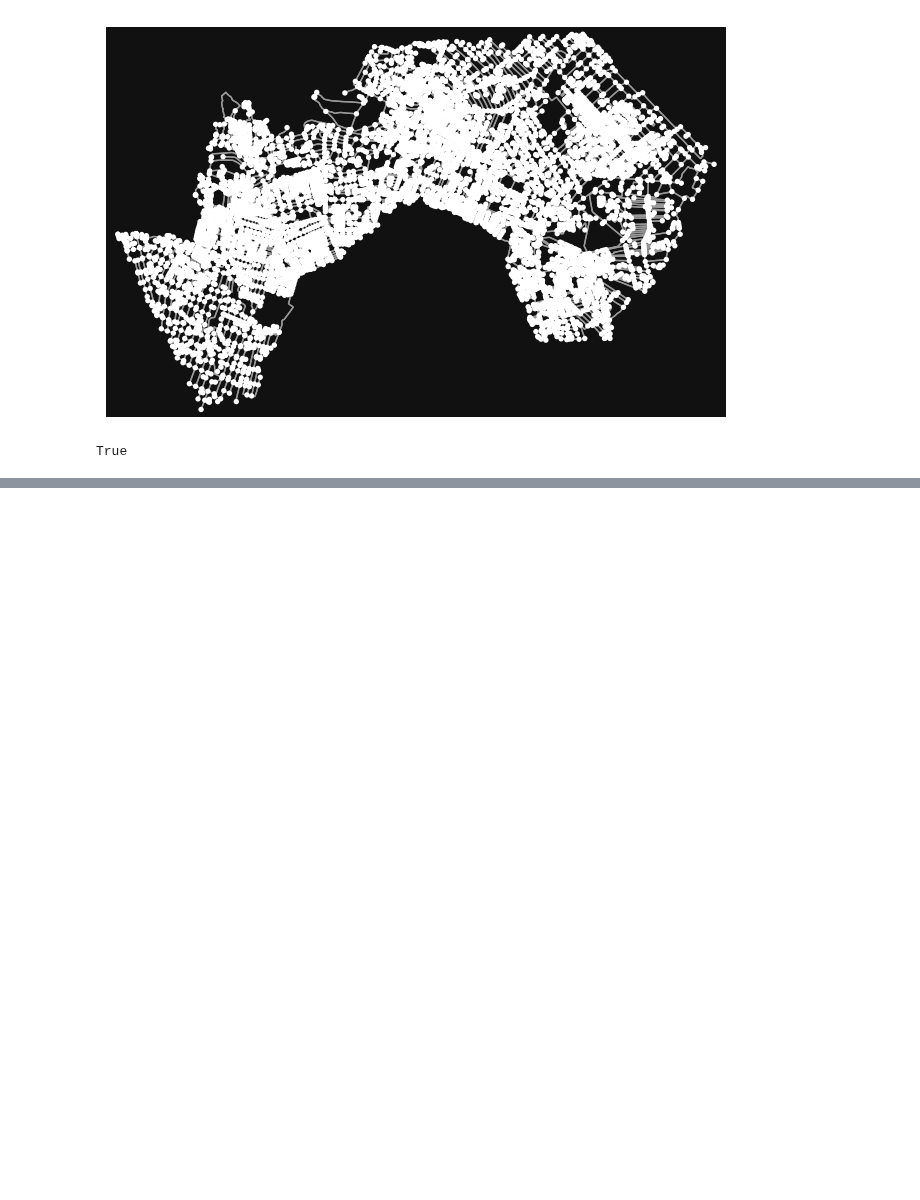
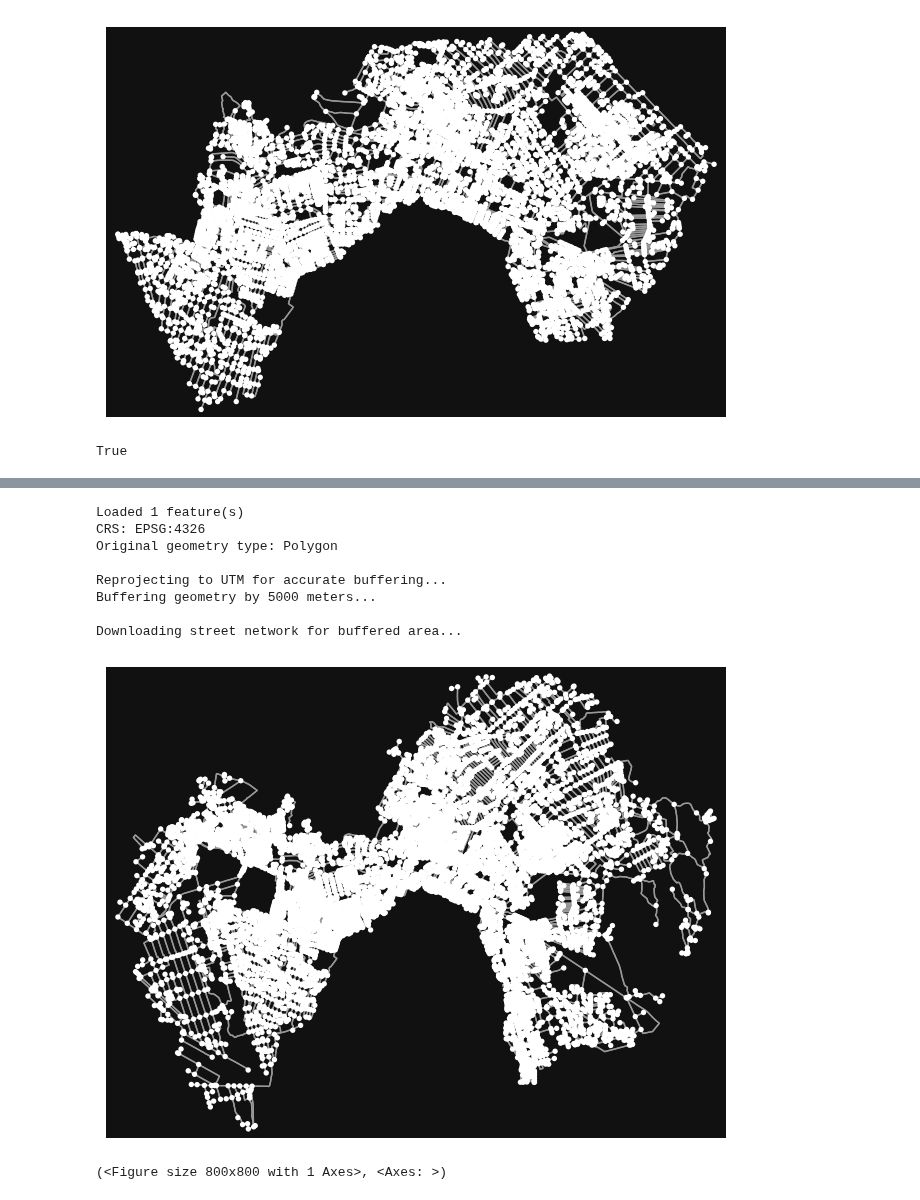
Before and after one commit to khaif-dev/Python-Spatial-Analysis, a Jupyter notebook: walkability/osmnx.ipynb, the cells around one changed output, grey strips where cells are left out. Cells and saved outputs as stored; diff of their text form; code cells hidden in the pictures; blank space fills up the shorter version.

```diff
--- a/walkability/osmnx.ipynb
+++ b/walkability/osmnx.ipynb
@@ -142,0 +182,42 @@ ox.plot_graph(G)
+# %%
+gdf = gpd.read_file('Nakuru.shp')
+print(f"Loaded {len(gdf)} feature(s)")
+print(f"CRS: {gdf.crs}")
+
+# Get the geometry
+geom = gdf['geometry'][0]
+print(f"Original geometry type: {geom.geom_type}")
+
+# Ensure geometry is in a projected CRS for accurate buffering
+if gdf.crs and gdf.crs.is_geographic:
+    print("\nReprojecting to UTM for accurate buffering...")
+    # Project to appropriate UTM zone for Nakuru, Kenya (UTM 37S)
+    gdf_projected = gdf.to_crs('EPSG:32737')
+    geom_projected = gdf_projected['geometry'][0]
+else:
+    geom_projected = geom
+
+# Buffer by 5000 meters
+print("Buffering geometry by 5000 meters...")
+buffered_geom = geom_projected.buffer(5000)
+
+# Convert back to WGS84 for OSMnx
+buffered_gdf = gpd.GeoDataFrame([1], geometry=[buffered_geom], crs=gdf_projected.crs)
+buffered_gdf_wgs84 = buffered_gdf.to_crs('EPSG:4326')
+buffered_geom_wgs84 = buffered_gdf_wgs84['geometry'][0]
+
+# Download the street network for the buffered area
+print("\nDownloading street network for buffered area...")
+G_buffered = ox.graph_from_polygon(buffered_geom_wgs84, network_type='drive')
+ox.plot_graph(G_buffered)
+# %% [output]
+Loaded 1 feature(s)
+CRS: EPSG:4326
+Original geometry type: Polygon
+
+Reprojecting to UTM for accurate buffering...
+Buffering geometry by 5000 meters...
+
+Downloading street network for buffered area...
+[figure, added]
+(<Figure size 800x800 with 1 Axes>, <Axes: >)
```
Also changed, not shown: parts of 2 cells of this notebook.
